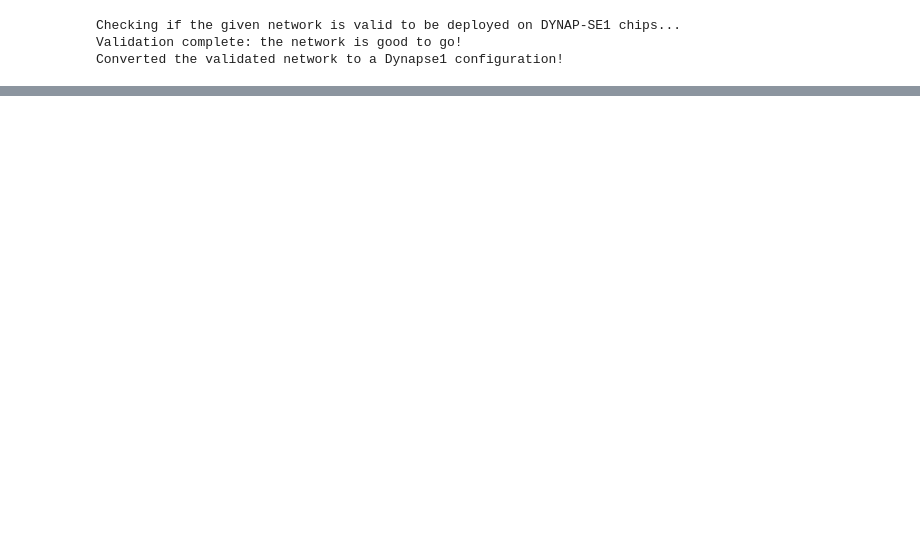
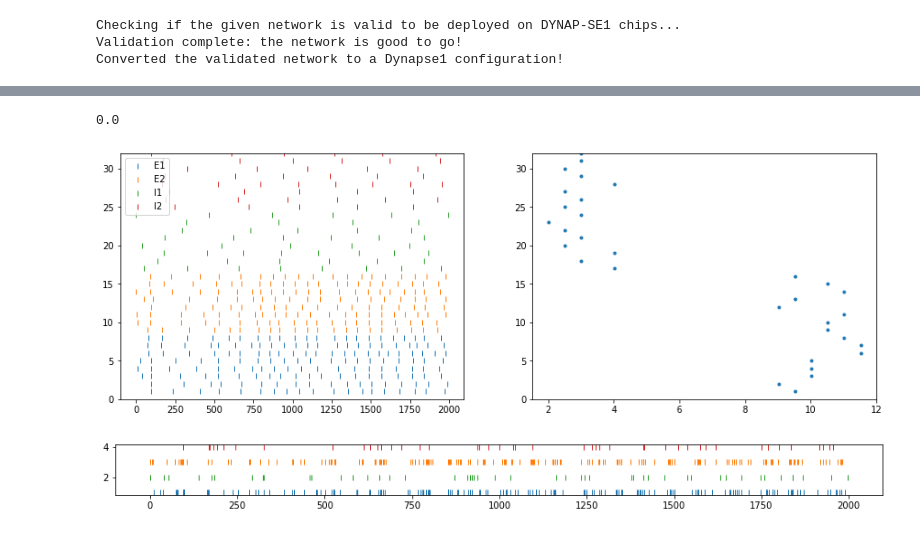
Before and after one commit to neuromorphic-CPG/neuromorphic-CPG, a Jupyter notebook: plot_spikes_oscillator.ipynb, the cells around one changed output, grey strips where cells are left out. Drawn from its saved outputs; the diff is of its cells as text; code cells hidden in the pictures; blank space fills up the shorter version.

```diff
--- a/plot_spikes_oscillator.ipynb
+++ b/plot_spikes_oscillator.ipynb
@@ -176,0 +240,57 @@ dynapse.close()
+# %%
+# set params
+parameters.set_all_default_params(model)
+parameters.set_param(model, parameters.NEURON_TIME_CONSTANT_1, (4,80), chip, core_e)
+parameters.set_param(model, parameters.NEURON_TIME_CONSTANT_1, (4,80), chip, core_i)
+
+parameters.set_param(model, parameters.AMPA_TIME_CONSTANT, (4,80), chip, core_e)
+parameters.set_param(model, parameters.GABA_A_TIME_CONSTANT, (4,80), chip, core_e)
+parameters.set_param(model, parameters.AMPA_TIME_CONSTANT, (4,80), chip, core_i)
+
+parameters.set_param(model, parameters.AMPA_WEIGHT, (6,40), chip, core_e)
+parameters.set_param(model, parameters.GABA_A_WEIGHT, (7,160), chip, core_e)
+parameters.set_param(model, parameters.AMPA_WEIGHT, (5,80), chip, core_i)
+parameters.set_param(model, parameters.GABA_A_WEIGHT, (0,0), chip, core_i)
+# %% [output]
+0.0
+# %%
+poisson_gen.start()
+dynapse.start_graph()
+dynapse.run_simulation(1)
+spikes = dynapse.run_simulation(duration)
+dynapse.stop_graph()
+poisson_gen.stop()
+
+spikes_array = np.vstack(([spike.timestamp for spike in spikes],[spike.id for spike in spikes])).T
+spikes_array[:,0] -= spikes_array[0,0]
+
+exc_spikes = spikes_array[spikes_array[:,1] < 256,:]
+inh_spikes = spikes_array[spikes_array[:,1] >= 256,:]
+e1 = exc_spikes[exc_spikes[:,1] <= neuron_ids_E1.size,:]
+e2 = exc_spikes[exc_spikes[:,1] > neuron_ids_E1.size,:]
+i1 = inh_spikes[inh_spikes[:,1]-256 <= neuron_ids_I1.size,:]
+i2 = inh_spikes[inh_spikes[:,1]-256 > neuron_ids_I1.size,:]
+
+neuron_indices = np.hstack((neuron_ids_E1,neuron_ids_E2,neuron_ids_I1+256,neuron_ids_I2+256))
+rates = np.array([np.count_nonzero(spikes_array[:,1] == neuron_index) for neuron_index in neuron_indices]) / (spikes_array[-1,0] - spikes_array[0,0]) * 1000000
+
+fig, axs = plt.subplots(1,2,figsize=(15,5))
+axs[0].plot(e1[:,0]/1000, e1[:,1], '|', label='E1')
+axs[0].plot(e2[:,0]/1000, e2[:,1], '|', label='E2')
+axs[0].plot(i1[:,0]/1000, -256+2*neuron_ids_I1.size+i1[:,1], '|', label='I1')
+axs[0].plot(i2[:,0]/1000, -256+2*neuron_ids_I1.size+i2[:,1], '|', label='I2')
+axs[0].legend()
+axs[1].plot(rates, np.arange(1,1+len(neuron_indices)), '.')
+axs[0].set_ylim([0,32])
+axs[1].set_ylim([0,32])
+plt.show()
+
+fig, ax = plt.subplots(1,1,figsize=(15,1))
+ax.plot(e1[:,0]/1000, np.ones_like(e1[:,0]), '|', label='E1')
+ax.plot(e2[:,0]/1000, 3*np.ones_like(e2[:,0]), '|', label='E2')
+ax.plot(i1[:,0]/1000, 2*np.ones_like(i1[:,0]), '|', label='I1')
+ax.plot(i2[:,0]/1000, 4*np.ones_like(i2[:,0]), '|', label='I2')
+plt.show()
+# %% [output]
+[figure, added]
+[figure, added]
```
Also changed, not shown: parts of 7 cells of this notebook.
